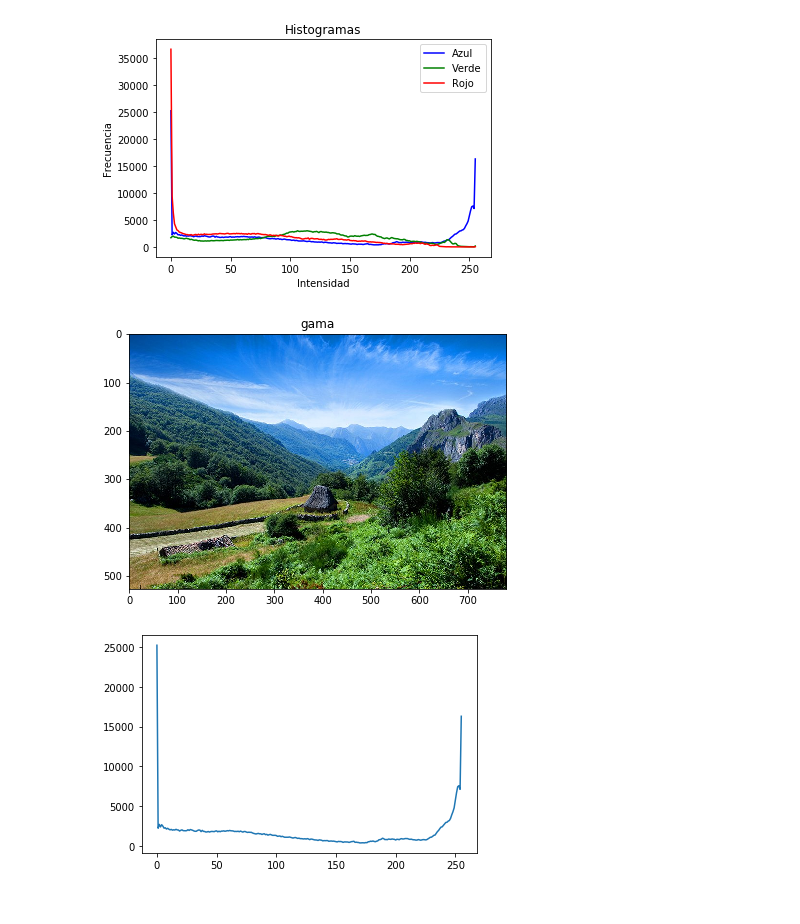
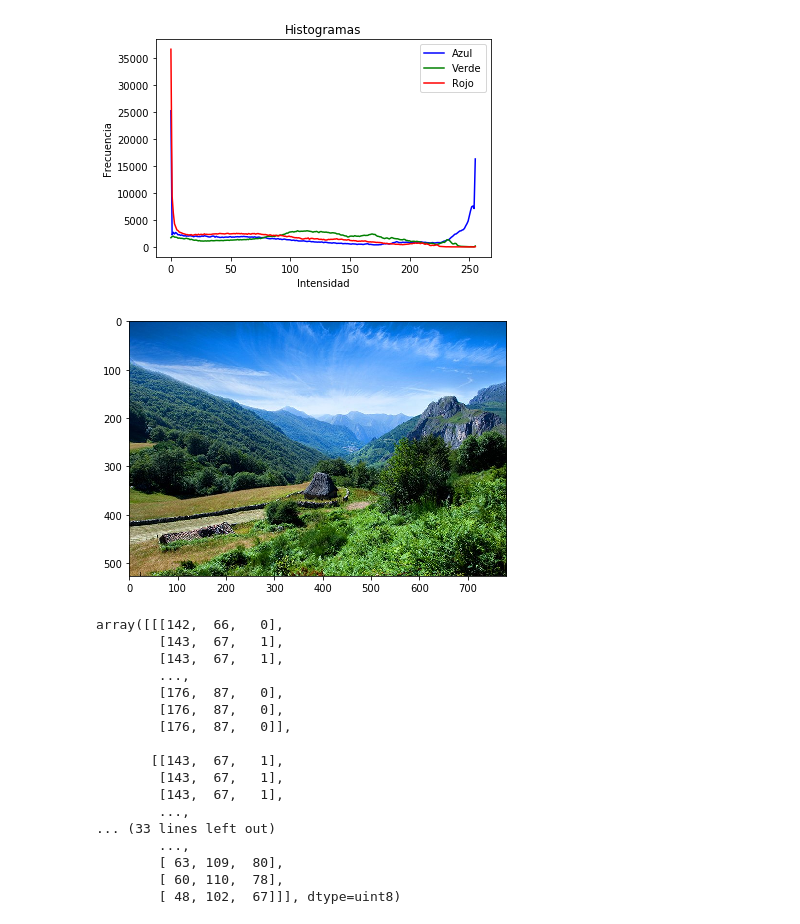
Before and after one commit to DenisFZelaya/Lab01-Computer-Vision, a Jupyter notebook: AjusteIntensidad.ipynb, the cells around one changed output. Cells and saved outputs as stored; diff of their text form; code cells hidden in the pictures.

Commit message:
Agregar funcion codigo propio contraste

```diff
--- a/AjusteIntensidad.ipynb
+++ b/AjusteIntensidad.ipynb
@@ -206,18 +209,36 @@ plot_rgb_histogramTodo(img02)
 [figure]
 # %%
 # Correcion gama
-
-img_corrected = cv2.pow(img02, 1.0)
-imshow("gama", img_corrected)
+def contraste_openCV(image = None, value = 1.0, title = ""):
+    img_corrected = cv2.pow(image, value)
+    imshow(title, img_corrected)
+    return img_corrected
-# %% [output]
-[figure, removed]
+# %%
+contraste_openCV(img02)
+# %% [output]
+[figure, added]
+array([[[142,  66,   0],
+        [143,  67,   1],
+        [143,  67,   1],
+        ...,
+        [176,  87,   0],
+        [176,  87,   0],
+        [176,  87,   0]],
+
+       [[143,  67,   1],
+        [143,  67,   1],
+        [143,  67,   1],
+        ...,
+... (33 lines left out)
+        ...,
+        [ 63, 109,  80],
+        [ 60, 110,  78],
+        [ 48, 102,  67]]], dtype=uint8)
 # %%
 # Correccion Gama
 #https://es.wikipedia.org/wiki/Correcci%C3%B3n_gamma
-
-
-hist_full = cv2.calcHist([img02], [0], None, [256], [0,256])
-plt.plot(hist_full)
-plt.show()
+def generar_histograma(image = None):
+    hist_full = cv2.calcHist([image], [0], None, [256], [0,256])
+    plt.plot(hist_full)
+    plt.show()
+    return hist_full
-# %% [output]
-[figure, removed]
```
Also changed, not shown: parts of 5 cells of this notebook.
